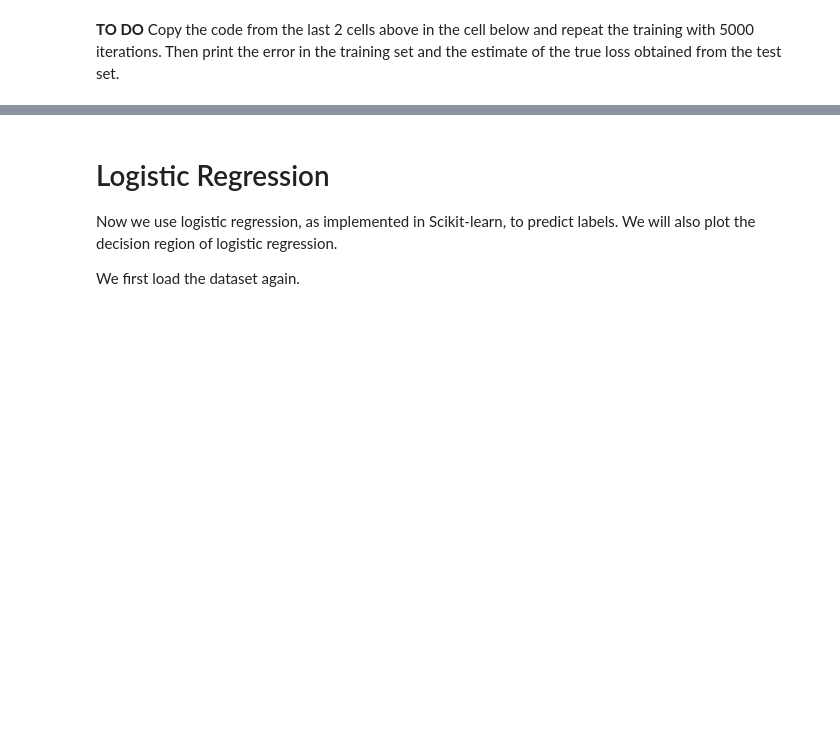
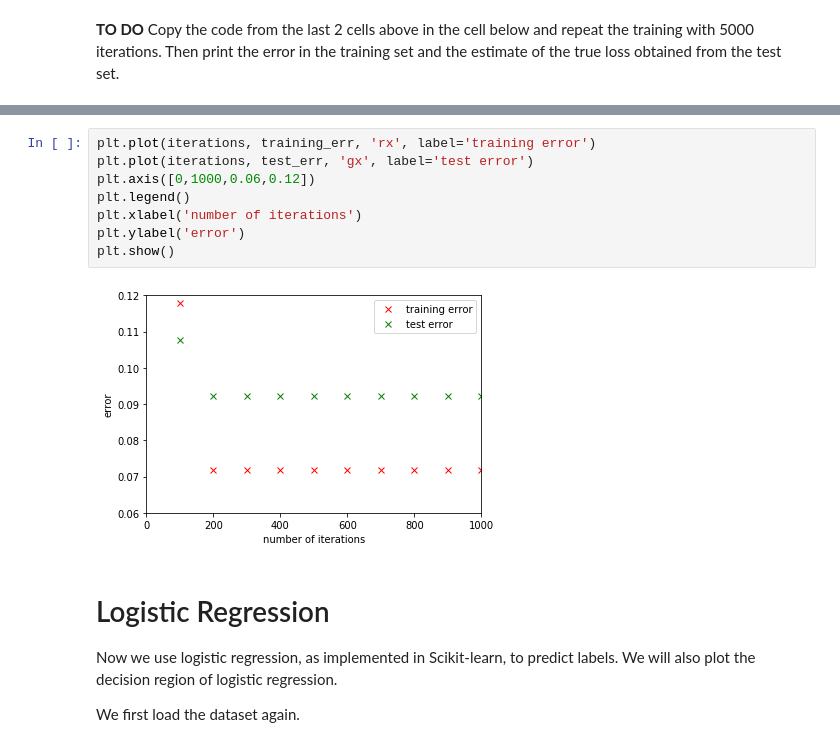
Before and after one commit to MattBortoletto/ML_exercises, a Jupyter notebook: lab1_assignment/HW1A_Classification_NBA.ipynb, the cells around one changed output, grey strips where cells are left out. Cells and saved outputs as stored; diff of their text form; blank space fills up the shorter version.

```diff
--- a/lab1_assignment/HW1A_Classification_NBA.ipynb
+++ b/lab1_assignment/HW1A_Classification_NBA.ipynb
@@ -302,3 +298,13 @@ training error:
+# %%
+plt.plot(iterations, training_err, 'rx', label='training error')
+plt.plot(iterations, test_err, 'gx', label='test error')
+plt.axis([0,1000,0.06,0.12])
+plt.legend()
+plt.xlabel('number of iterations')
+plt.ylabel('error')
+plt.show()
+# %% [output]
+[figure, added]
 # %% [markdown]
 # Logistic Regression
 Now we use logistic regression, as implemented in Scikit-learn, to predict labels. We will also plot the decision region of logistic regression.
```
Also changed, not shown: parts of 12 cells of this notebook, 1 other file.
